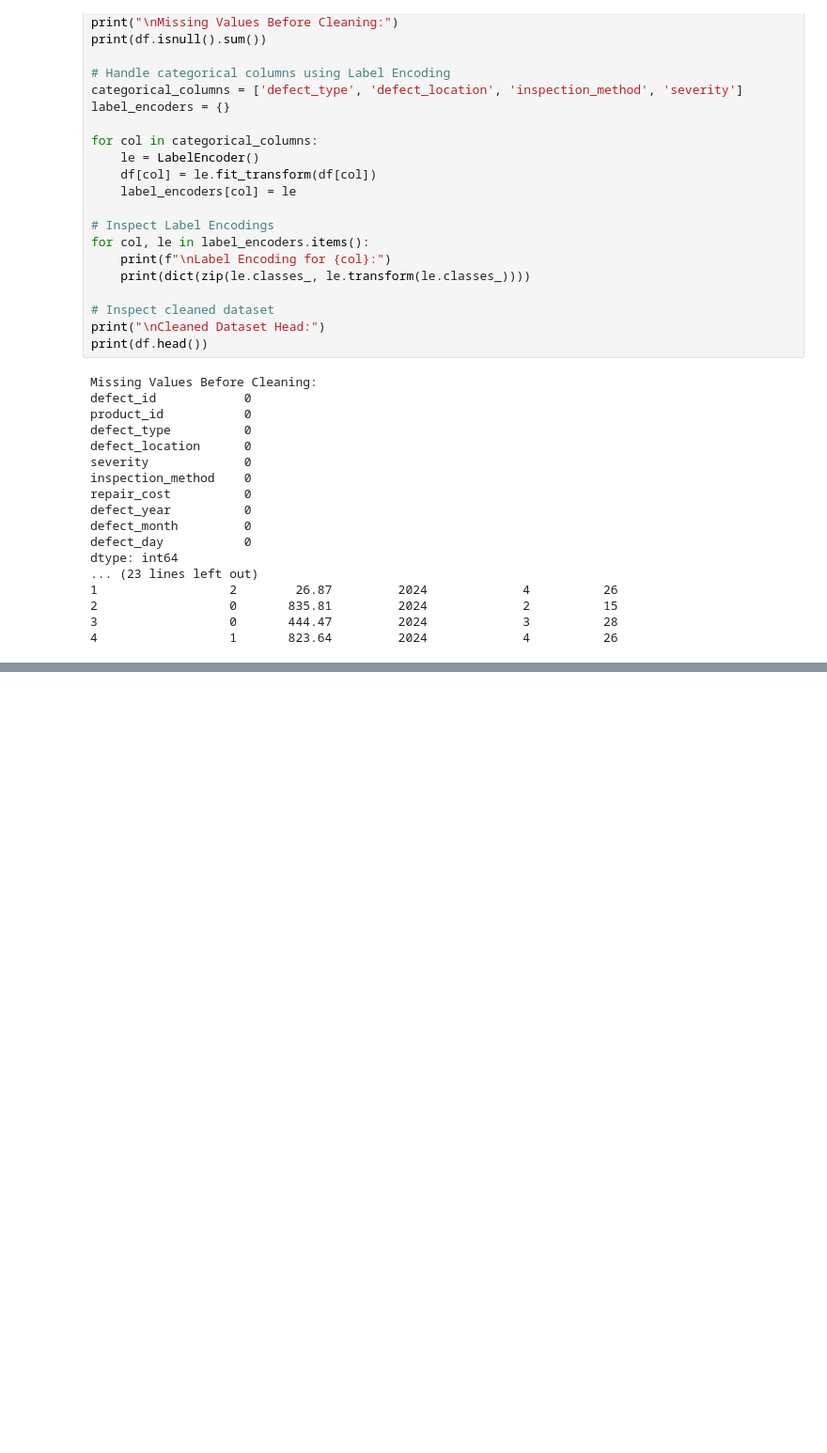
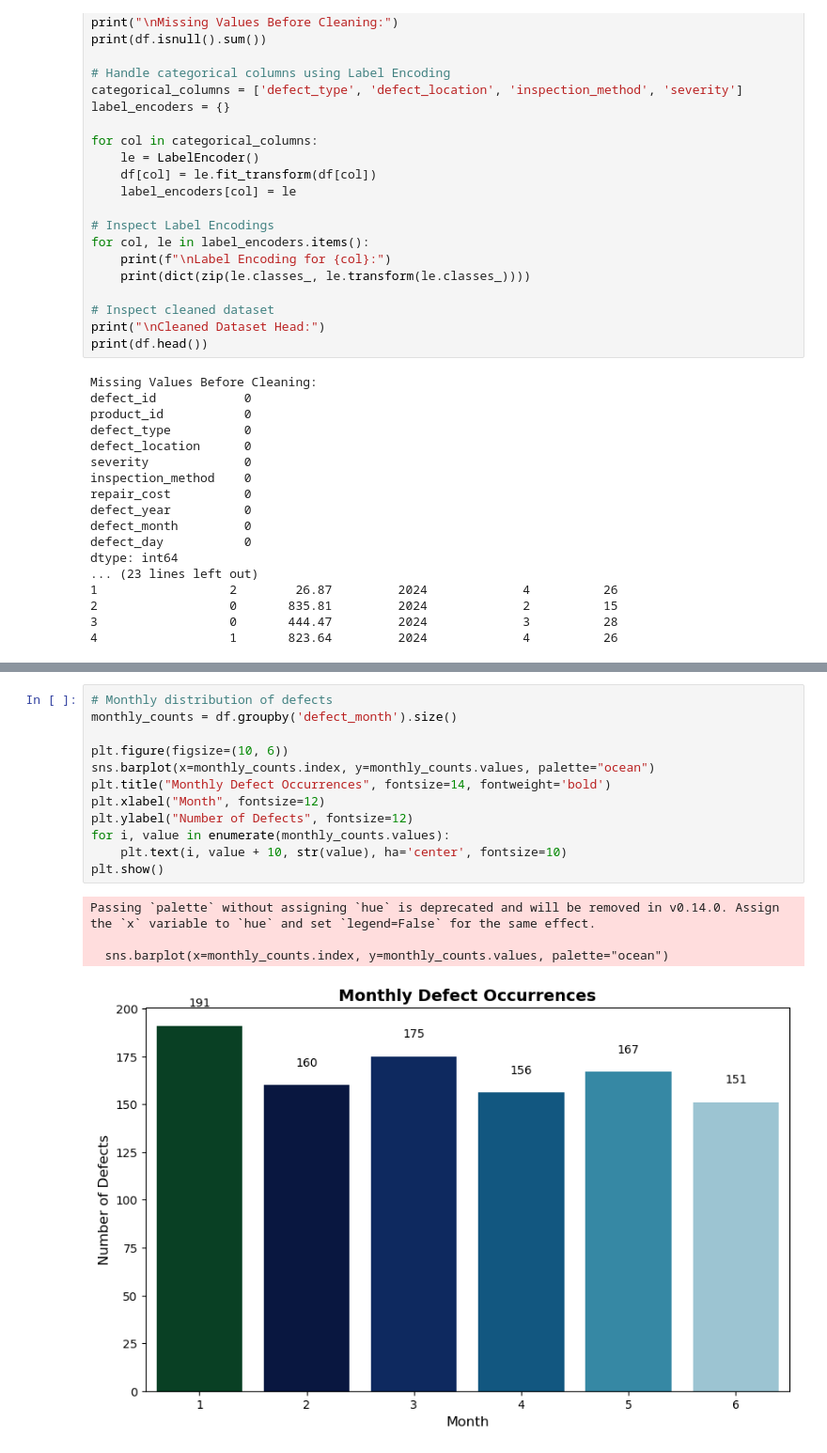
Before and after one commit to MiltonGreat/Manufacturing-Defects, a Jupyter notebook: Manufacturing Defects 2.ipynb, the cells around one changed output, grey strips where cells are left out. Shown: that part at 94% size. Drawn from its saved outputs; the diff is of its cells as text; blank space fills up the shorter version.

```diff
--- a/Manufacturing Defects 2.ipynb
+++ b/Manufacturing Defects 2.ipynb
@@ -162,0 +213,17 @@ Passing `palette` without assigning `hue` is deprecated and will be removed in v
+# %%
+# Monthly distribution of defects
+monthly_counts = df.groupby('defect_month').size()
+
+plt.figure(figsize=(10, 6))
+sns.barplot(x=monthly_counts.index, y=monthly_counts.values, palette="ocean")
+plt.title("Monthly Defect Occurrences", fontsize=14, fontweight='bold')
+plt.xlabel("Month", fontsize=12)
+plt.ylabel("Number of Defects", fontsize=12)
+for i, value in enumerate(monthly_counts.values):
+    plt.text(i, value + 10, str(value), ha='center', fontsize=10)
+plt.show()
+# %% [output]
+Passing `palette` without assigning `hue` is deprecated and will be removed in v0.14.0. Assign the `x` variable to `hue` and set `legend=False` for the same effect.
+
+  sns.barplot(x=monthly_counts.index, y=monthly_counts.values, palette="ocean")
+[figure, added]
```
Also changed, not shown: parts of 15 cells of this notebook.
